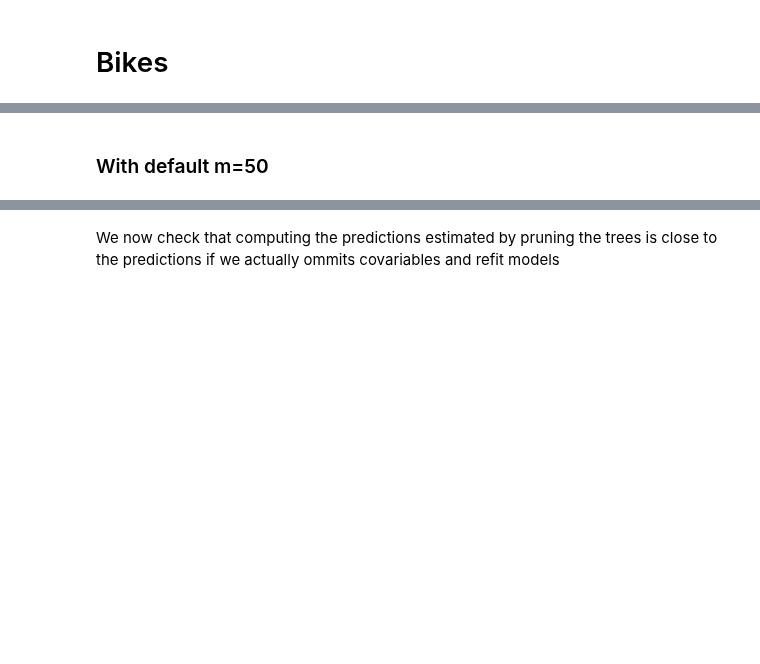
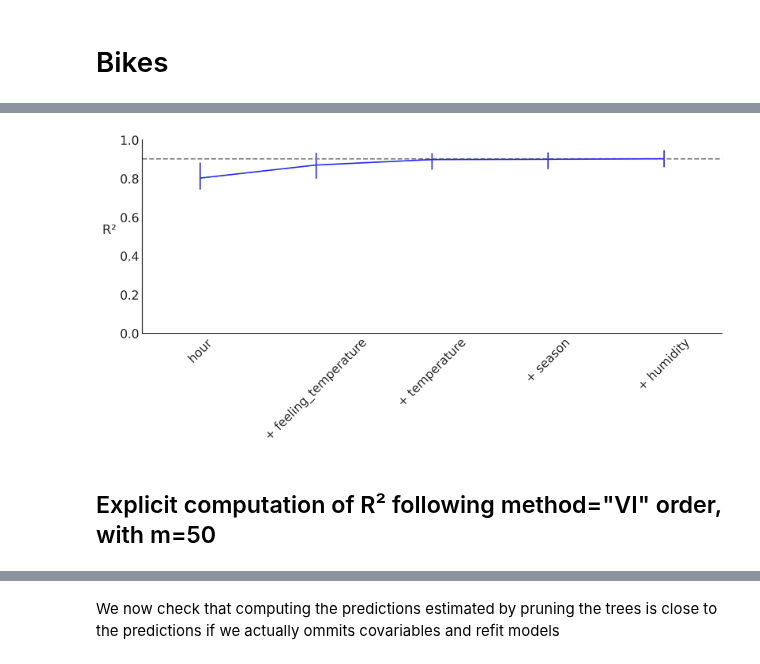
Before and after one commit to Grupo-de-modelado-probabilista/BART, a Jupyter notebook: variable_selection/Bikes.ipynb, the cells around one changed output, grey strips where cells are left out. Cells and saved outputs as stored; diff of their text form; code cells hidden in the pictures; blank space fills up the shorter version.

```diff
--- a/variable_selection/Bikes.ipynb
+++ b/variable_selection/Bikes.ipynb
@@ -23,3 +44,7 @@ ordered_var_names = ["hour", "temperature", "humidity", "windspeed"]
+# %%
+indices_bw, _ = pmb.utils.plot_variable_importance(idata, μ_, X, method="backward", xlabel_angle=45, figsize=(10, 5), random_seed=RANDOM_SEED)
+# %% [output]
+[figure, added]
 # %% [markdown]
-### With default m=50
+## Explicit computation of R² following method="VI" order, with m=50
 # %%
```
Also changed, not shown: parts of 20 cells of this notebook, 4 other files.
